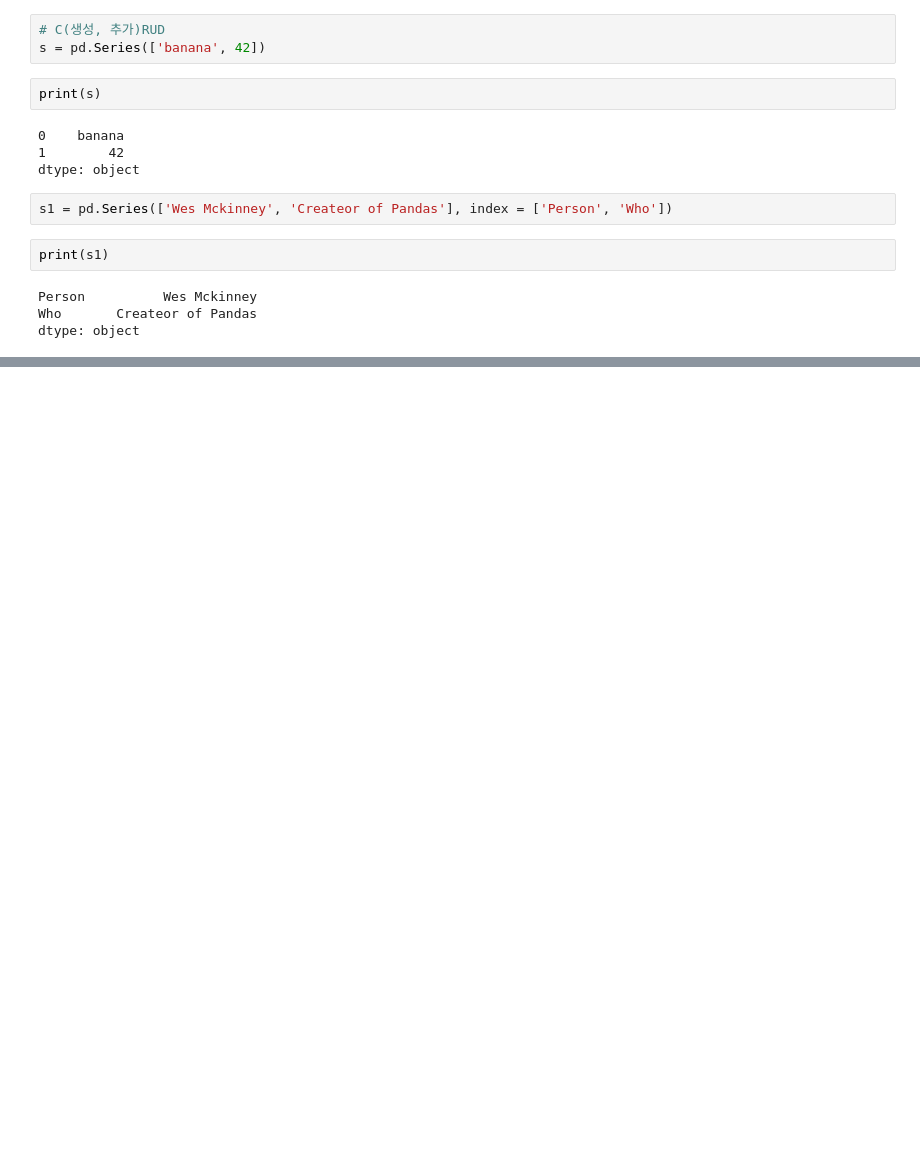
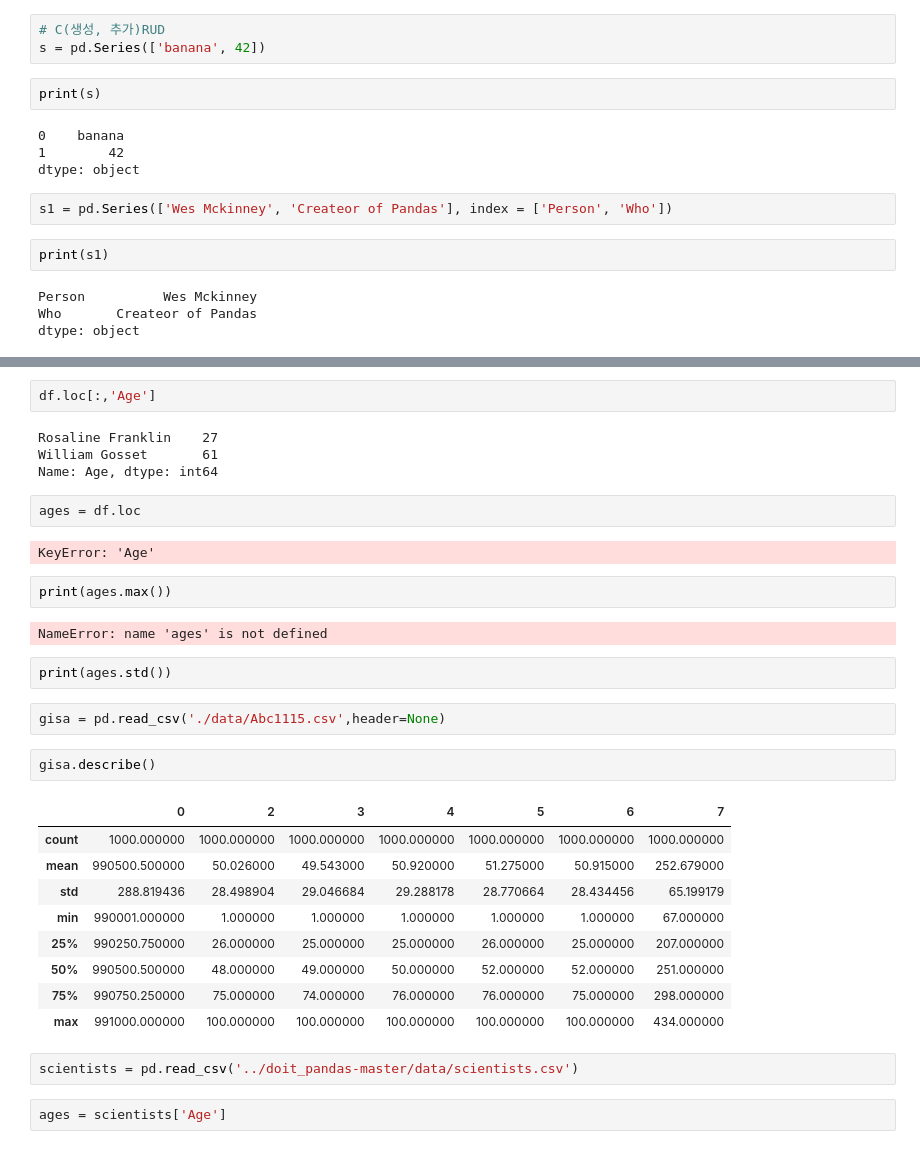
Before and after one commit to CHYHEE/Python, a Jupyter notebook: lesson_pandas_1.ipynb, the cells around one changed output, grey strips where cells are left out. Saved outputs shown, nothing was run; the diff lists cells and outputs as text; blank space fills up the shorter version.

```diff
--- a/lesson_pandas_1.ipynb
+++ b/lesson_pandas_1.ipynb
@@ -296,0 +312,34 @@ df = pd.DataFrame(
+# %%
+df.loc[:,'Age']
+# %% [output]
+Rosaline Franklin    27
+William Gosset       61
+Name: Age, dtype: int64
+# %%
+ages = df.loc
+# %% [output]
+KeyError: 'Age'
+# %%
+print(ages.max())
+# %% [output]
+NameError: name 'ages' is not defined
+# %%
+print(ages.std())
+# %%
+gisa = pd.read_csv('./data/Abc1115.csv',header=None)
+# %%
+gisa.describe()
+# %% [output]
+|  | 0 | 2 | 3 | 4 | 5 | 6 | 7 |
+| count | 1000.000000 | 1000.000000 | 1000.000000 | 1000.000000 | 1000.000000 | 1000.000000 | 1000.000000 |
+| mean | 990500.500000 | 50.026000 | 49.543000 | 50.920000 | 51.275000 | 50.915000 | 252.679000 |
+| std | 288.819436 | 28.498904 | 29.046684 | 29.288178 | 28.770664 | 28.434456 | 65.199179 |
+| min | 990001.000000 | 1.000000 | 1.000000 | 1.000000 | 1.000000 | 1.000000 | 67.000000 |
+| 25% | 990250.750000 | 26.000000 | 25.000000 | 25.000000 | 26.000000 | 25.000000 | 207.000000 |
+| 50% | 990500.500000 | 48.000000 | 49.000000 | 50.000000 | 52.000000 | 52.000000 | 251.000000 |
+| 75% | 990750.250000 | 75.000000 | 74.000000 | 76.000000 | 76.000000 | 75.000000 | 298.000000 |
+| max | 991000.000000 | 100.000000 | 100.000000 | 100.000000 | 100.000000 | 100.000000 | 434.000000 |
+# %%
+scientists = pd.read_csv('../doit_pandas-master/data/scientists.csv')
+# %%
+ages = scientists['Age']
```
Also changed, not shown: parts of 7 cells of this notebook.
